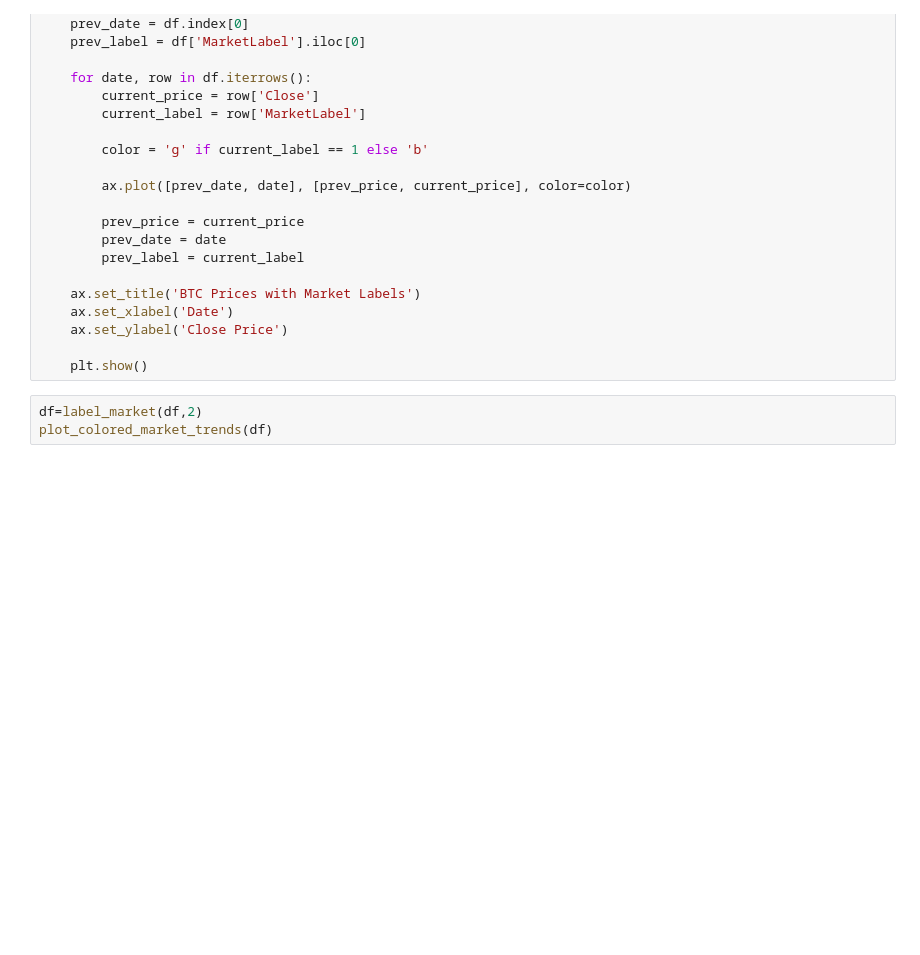
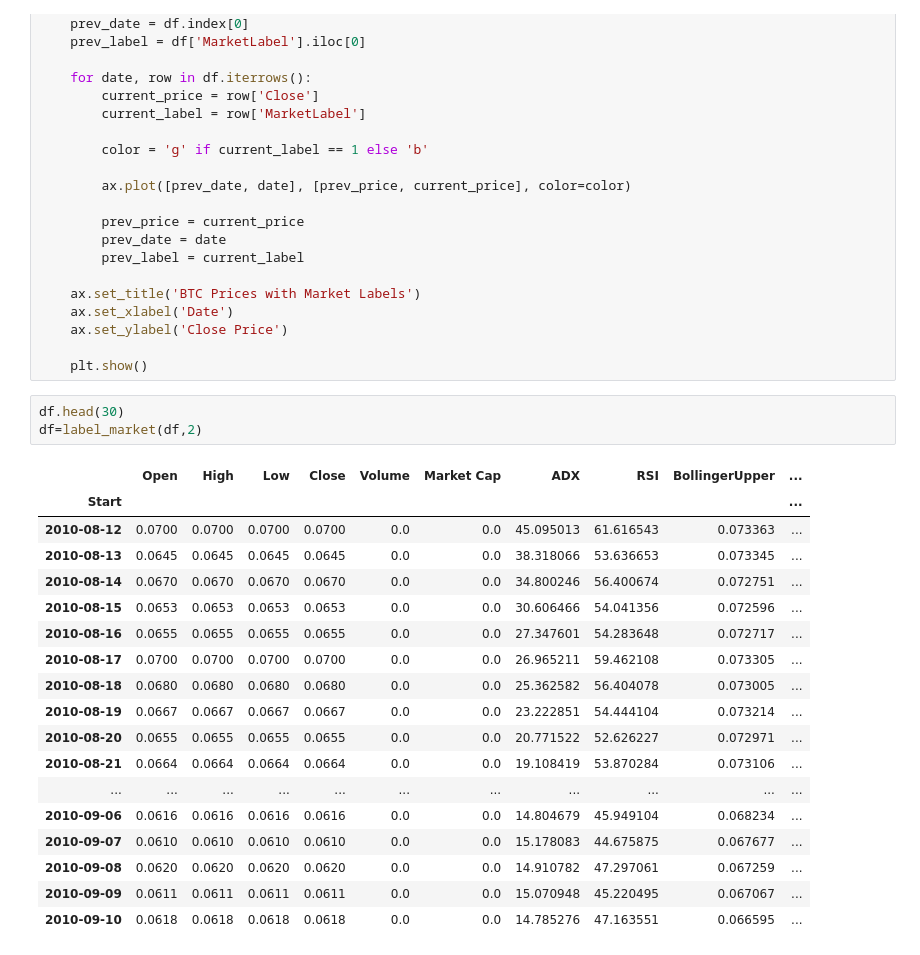
Before and after one commit to v3232/Project-2team-4, a Jupyter notebook: bitcoin_classifier.ipynb, the cells around one changed output. Cells and saved outputs as stored; diff of their text form; blank space fills up the shorter version.

```diff
--- a/bitcoin_classifier.ipynb
+++ b/bitcoin_classifier.ipynb
@@ -74,6 +98,25 @@ def plot_colored_market_trends(df):
     ax.set_ylabel('Close Price')
 
     plt.show()
-# %%
-df=label_market(df,2)
-plot_colored_market_trends(df)
+# %%
+df.head(30)
+df=label_market(df,2)
+# %% [output]
+|  | Open | High | Low | Close | Volume | Market Cap | ADX | RSI | BollingerUpper | ... |
+| Start |  |  |  |  |  |  |  |  |  | ... |
+| 2010-08-12 | 0.0700 | 0.0700 | 0.0700 | 0.0700 | 0.0 | 0.0 | 45.095013 | 61.616543 | 0.073363 | ... |
+| 2010-08-13 | 0.0645 | 0.0645 | 0.0645 | 0.0645 | 0.0 | 0.0 | 38.318066 | 53.636653 | 0.073345 | ... |
+| 2010-08-14 | 0.0670 | 0.0670 | 0.0670 | 0.0670 | 0.0 | 0.0 | 34.800246 | 56.400674 | 0.072751 | ... |
+| 2010-08-15 | 0.0653 | 0.0653 | 0.0653 | 0.0653 | 0.0 | 0.0 | 30.606466 | 54.041356 | 0.072596 | ... |
+| 2010-08-16 | 0.0655 | 0.0655 | 0.0655 | 0.0655 | 0.0 | 0.0 | 27.347601 | 54.283648 | 0.072717 | ... |
+| 2010-08-17 | 0.0700 | 0.0700 | 0.0700 | 0.0700 | 0.0 | 0.0 | 26.965211 | 59.462108 | 0.073305 | ... |
+| 2010-08-18 | 0.0680 | 0.0680 | 0.0680 | 0.0680 | 0.0 | 0.0 | 25.362582 | 56.404078 | 0.073005 | ... |
+| 2010-08-19 | 0.0667 | 0.0667 | 0.0667 | 0.0667 | 0.0 | 0.0 | 23.222851 | 54.444104 | 0.073214 | ... |
+| 2010-08-20 | 0.0655 | 0.0655 | 0.0655 | 0.0655 | 0.0 | 0.0 | 20.771522 | 52.626227 | 0.072971 | ... |
+| 2010-08-21 | 0.0664 | 0.0664 | 0.0664 | 0.0664 | 0.0 | 0.0 | 19.108419 | 53.870284 | 0.073106 | ... |
+| ... | ... | ... | ... | ... | ... | ... | ... | ... | ... | ... |
+| 2010-09-06 | 0.0616 | 0.0616 | 0.0616 | 0.0616 | 0.0 | 0.0 | 14.804679 | 45.949104 | 0.068234 | ... |
+| 2010-09-07 | 0.0610 | 0.0610 | 0.0610 | 0.0610 | 0.0 | 0.0 | 15.178083 | 44.675875 | 0.067677 | ... |
+| 2010-09-08 | 0.0620 | 0.0620 | 0.0620 | 0.0620 | 0.0 | 0.0 | 14.910782 | 47.297061 | 0.067259 | ... |
+| 2010-09-09 | 0.0611 | 0.0611 | 0.0611 | 0.0611 | 0.0 | 0.0 | 15.070948 | 45.220495 | 0.067067 | ... |
+| 2010-09-10 | 0.0618 | 0.0618 | 0.0618 | 0.0618 | 0.0 | 0.0 | 14.785276 | 47.163551 | 0.066595 | ... |
```
Also changed, not shown: parts of 14 cells of this notebook.
